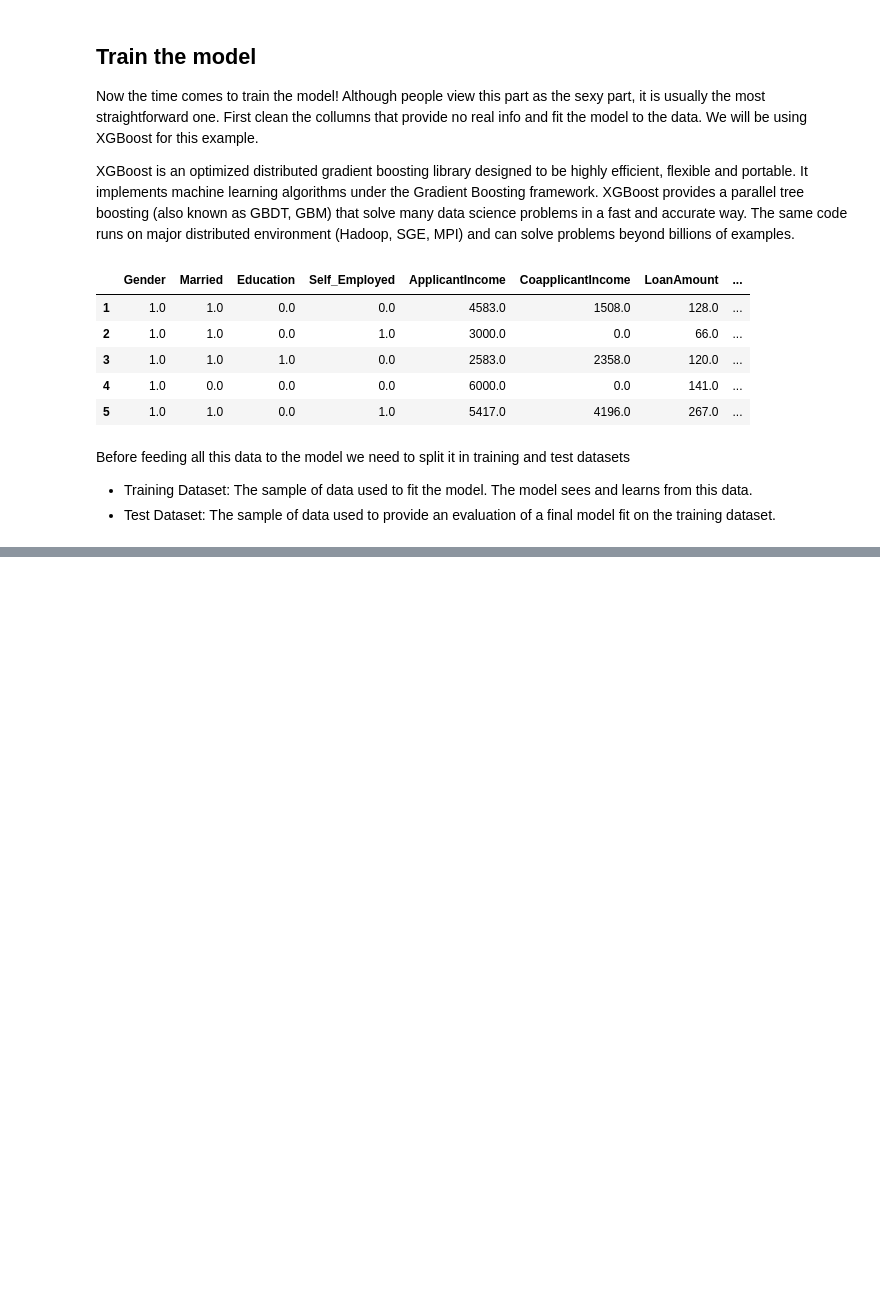
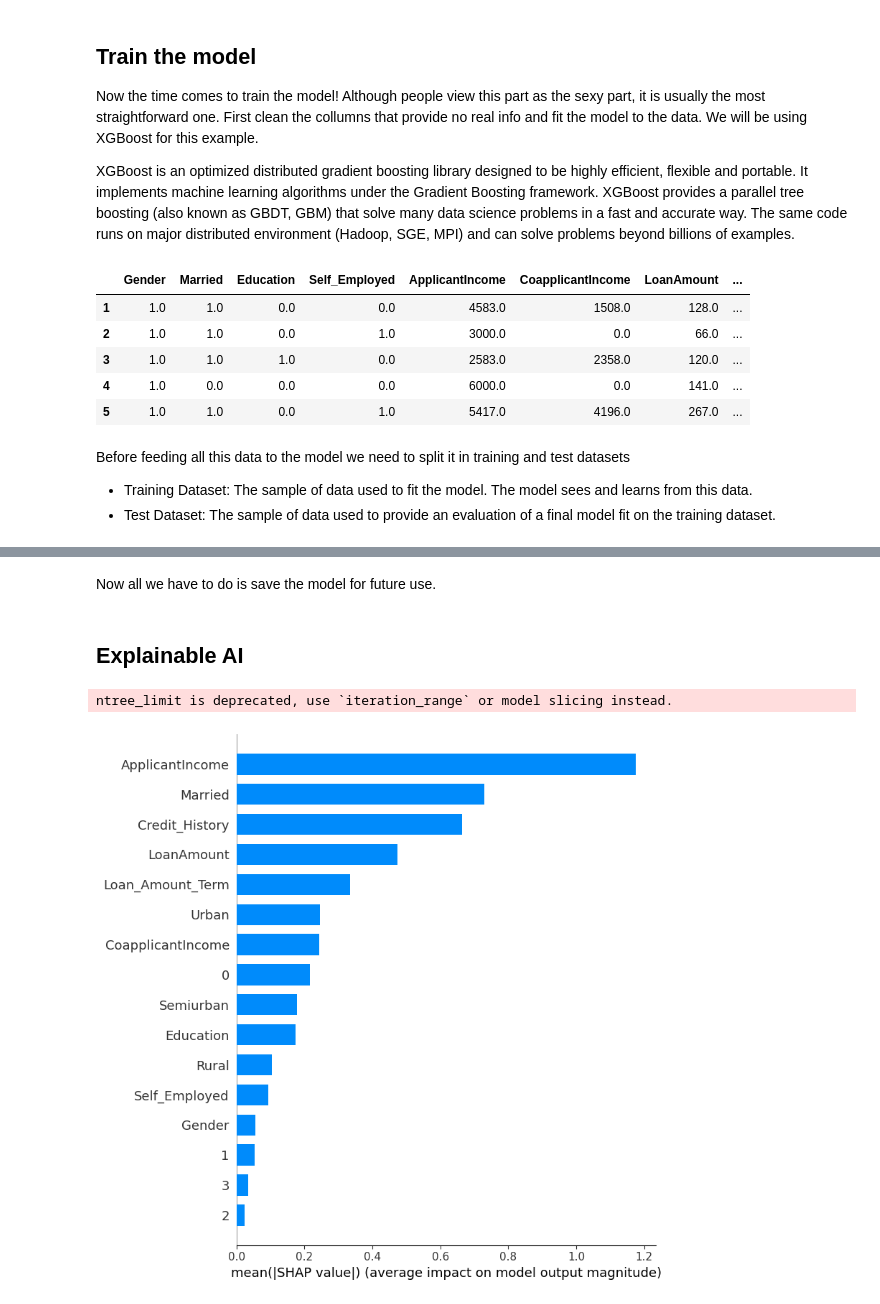
Before and after one commit to momegas/e2e-ml-example, a Jupyter notebook: preprocessing.ipynb, the cells around one changed output, grey strips where cells are left out. Cells and saved outputs as stored; diff of their text form; code cells hidden in the pictures; blank space fills up the shorter version.

Commit message:
Add predicitons aoutput and some feature importance

```diff
--- a/preprocessing.ipynb
+++ b/preprocessing.ipynb
@@ -163,11 +163,10 @@ Before feeding all this data to the model we need to split it in training and te
 import xgboost
 from sklearn.model_selection import train_test_split
 
-xgb = xgboost.XGBClassifier()
+model = xgboost.XGBClassifier()
 X = data.drop(['Loan_Status'],axis=1)
 y = data['Loan_Status']
 
 X_train, X_test, y_train, y_test = train_test_split(X, y, test_size=0.3)
 
-xgb.fit(X_train, y_train).score(X_test, y_test)
-xgb.save_model("model.json")
+model.fit(X_train, y_train).score(X_test, y_test)
@@ -175,0 +177,8 @@ And there is is! The model is trained and the number above is the accuracy the m
+# %%
+data_to_predict = X_test.head(5)
+predict_proba_result = model.predict_proba(data_to_predict)
+predict_result = model.predict(data_to_predict)
+print("predict_proba_result: \n", predict_proba_result, "\n")
+print("predict_result: ", predict_result)
+
+# enc.inverse_transform(pred)
@@ -175,0 +194,2 @@ And there is is! The model is trained and the number above is the accuracy the m
+# %% [markdown]
+Now all we have to do is save the model for future use.
@@ -175,0 +198,11 @@ And there is is! The model is trained and the number above is the accuracy the m
+# %% [markdown]
+## Explainable AI
+# %%
+import shap
+explainer = shap.TreeExplainer(model)
+shap_values = explainer.shap_values(data_to_predict)
+np.abs(shap_values.sum(1) + explainer.expected_value - predict_result).max()
+shap.summary_plot(shap_values, data_to_predict, plot_type="bar")
+# %% [output]
+ntree_limit is deprecated, use `iteration_range` or model slicing instead.
+[figure, added]
```
Also changed, not shown: parts of 4 cells of this notebook.
